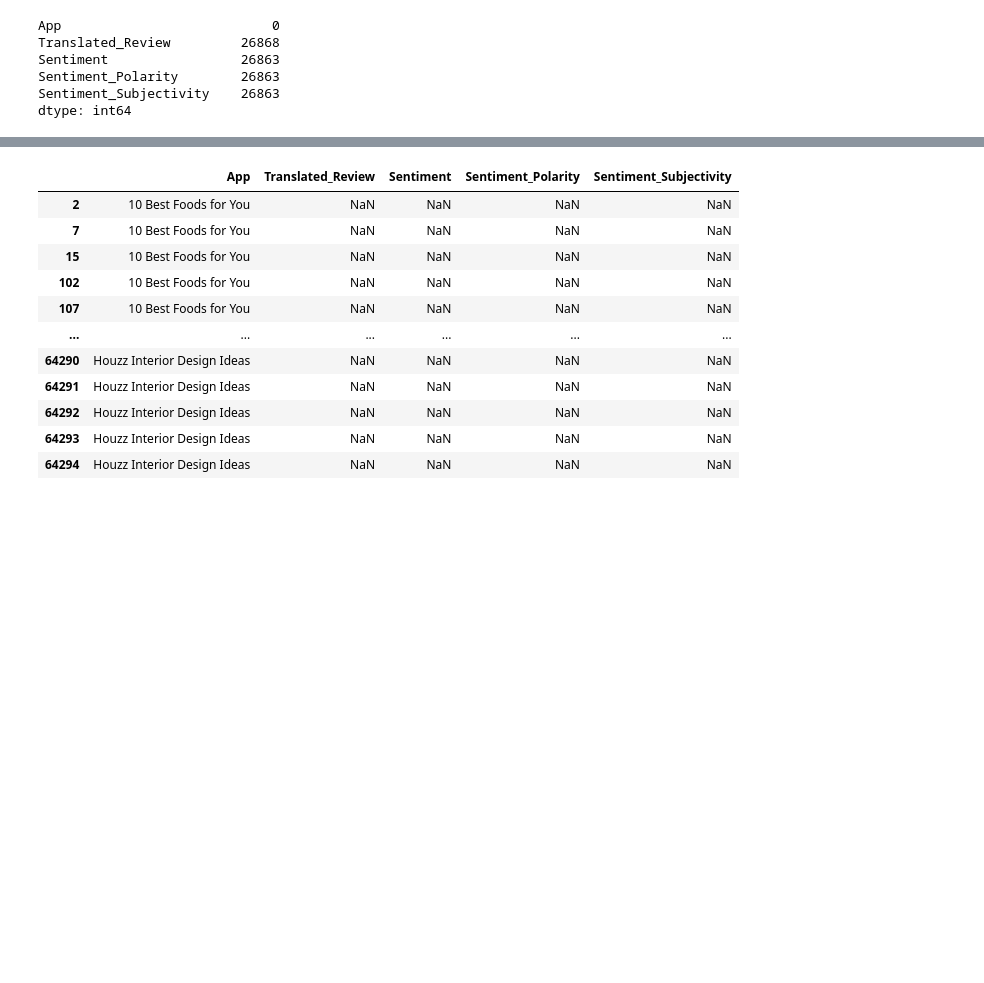
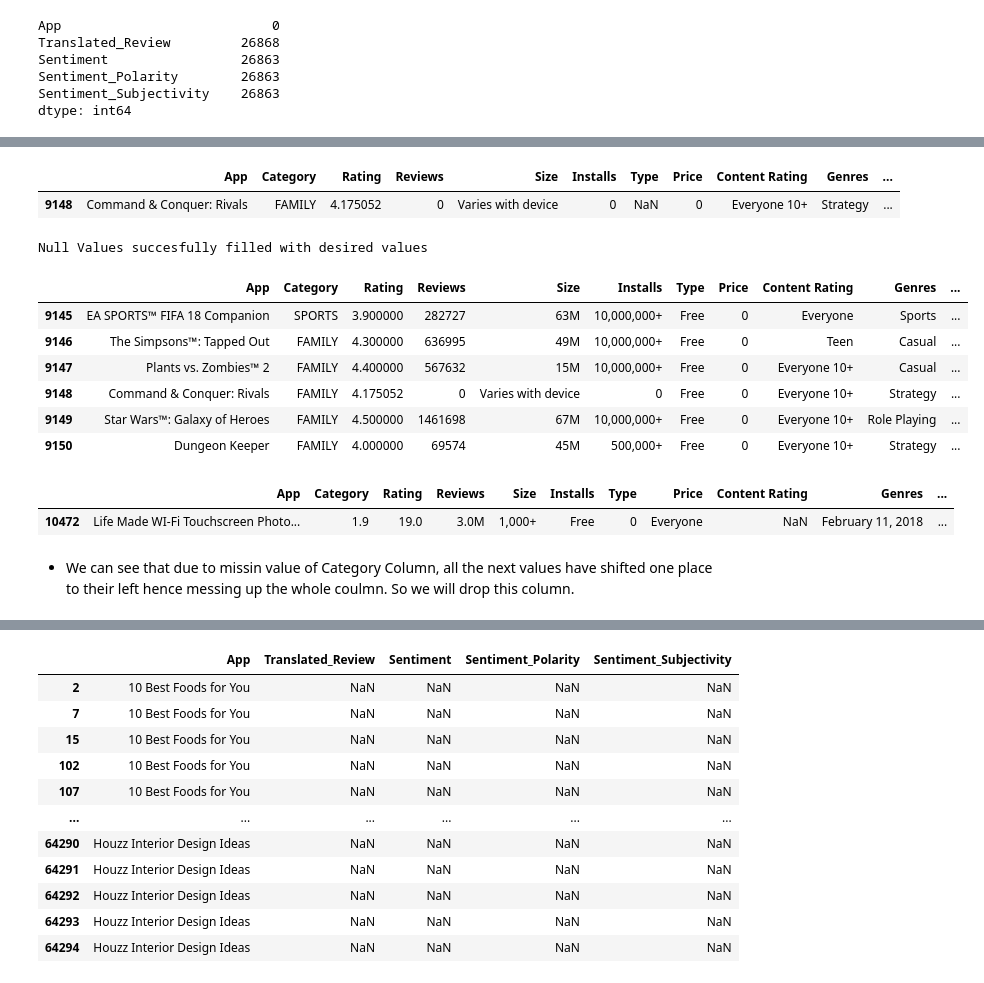
Before and after one commit to Ankur241289/Capstone-Project---EDA-on-Play-Store-App-Review-Analysis, a Jupyter notebook: EDA_Play_Store_App_Review_Analysis.ipynb, the cells around one changed output, grey strips where cells are left out. Drawn from its saved outputs; the diff is of its cells as text; code cells hidden in the pictures; blank space fills up the shorter version.

```diff
--- a/EDA_Play_Store_App_Review_Analysis.ipynb
+++ b/EDA_Play_Store_App_Review_Analysis.ipynb
@@ -301,0 +363,29 @@ play_store_df[~play_store_df['Rating'].isnull() == False]
+# %%
+# Checking the column containing Null Value
+play_store_df[~play_store_df['Type'].isnull() ==False]
+# %% [output]
+|  | App | Category | Rating | Reviews | Size | Installs | Type | Price | Content Rating | Genres | ... |
+| 9148 | Command & Conquer: Rivals | FAMILY | 4.175052 | 0 | Varies with device | 0 | NaN | 0 | Everyone 10+ | Strategy | ... |
+# %%
+# replacing the null value with string 'Free'
+replace_null(play_store_df['Type'], 'Free')
+# %% [output]
+Null Values succesfully filled with desired values
+# %%
+play_store_df.loc[9145:9150,:]
+# %% [output]
+|  | App | Category | Rating | Reviews | Size | Installs | Type | Price | Content Rating | Genres | ... |
+| 9145 | EA SPORTS™ FIFA 18 Companion | SPORTS | 3.900000 | 282727 | 63M | 10,000,000+ | Free | 0 | Everyone | Sports | ... |
+| 9146 | The Simpsons™: Tapped Out | FAMILY | 4.300000 | 636995 | 49M | 10,000,000+ | Free | 0 | Teen | Casual | ... |
+| 9147 | Plants vs. Zombies™ 2 | FAMILY | 4.400000 | 567632 | 15M | 10,000,000+ | Free | 0 | Everyone 10+ | Casual | ... |
+| 9148 | Command & Conquer: Rivals | FAMILY | 4.175052 | 0 | Varies with device | 0 | Free | 0 | Everyone 10+ | Strategy | ... |
+| 9149 | Star Wars™: Galaxy of Heroes | FAMILY | 4.500000 | 1461698 | 67M | 10,000,000+ | Free | 0 | Everyone 10+ | Role Playing | ... |
+| 9150 | Dungeon Keeper | FAMILY | 4.000000 | 69574 | 45M | 500,000+ | Free | 0 | Everyone 10+ | Strategy | ... |
+# %%
+#Checking the null value of column 'Content Rating'
+play_store_df[~play_store_df['Content Rating'].isnull() ==False]
+# %% [output]
+|  | App | Category | Rating | Reviews | Size | Installs | Type | Price | Content Rating | Genres | ... |
+| 10472 | Life Made WI-Fi Touchscreen Photo... | 1.9 | 19.0 | 3.0M | 1,000+ | Free | 0 | Everyone | NaN | February 11, 2018 | ... |
+# %% [markdown]
+* We can see that due to missin value of Category Column, all the next values have shifted one place to their left hence messing up the whole coulmn. So we will drop this column.
```
Also changed, not shown: parts of 32 cells of this notebook.
